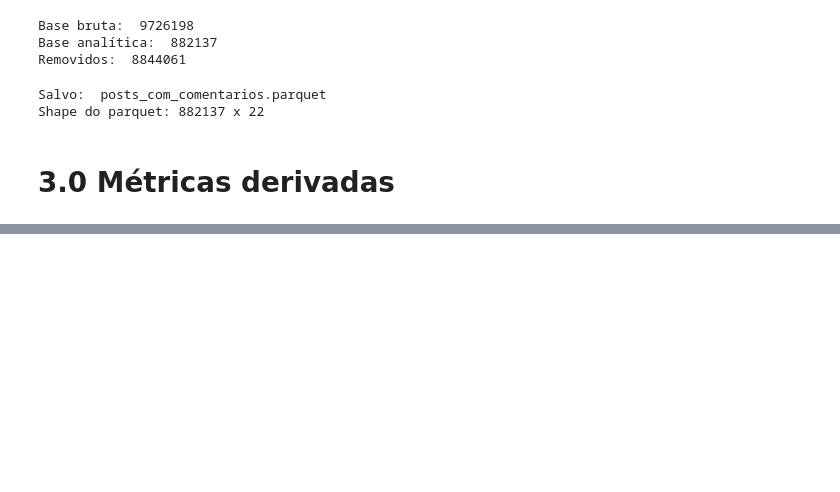
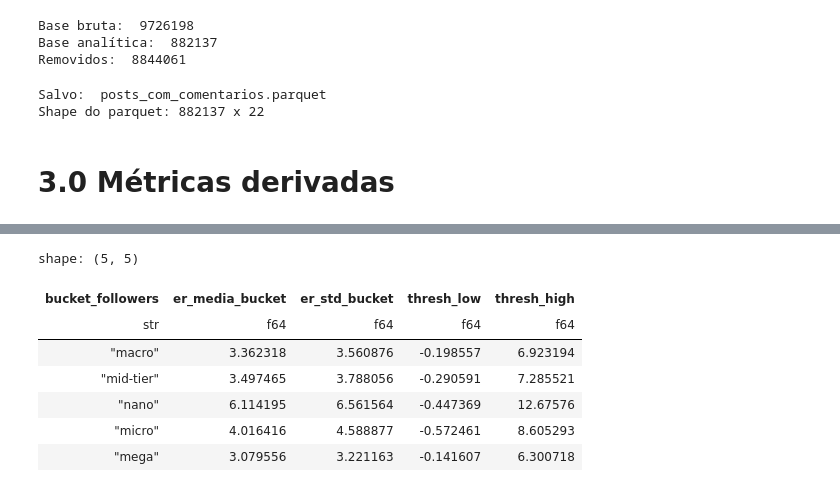
Before and after one commit to Davi-SC/influencers_kim, a Jupyter notebook: processamento_posts.ipynb, the cells around one changed output, grey strips where cells are left out. Cells and saved outputs as stored; diff of their text form; code cells hidden in the pictures; blank space fills up the shorter version.

```diff
--- a/processamento_posts.ipynb
+++ b/processamento_posts.ipynb
@@ -1460,0 +503,14 @@ Salvo: influenciadores_cv.parquet — 32,335 influenciadores
+# %%
+q25 = df["er_classico"].quantile(0.25)
+q50 = df["er_classico"].quantile(0.50)
+q75 = df["er_classico"].quantile(0.75)
+
+df = df.with_columns(
+    pl.when(pl.col("er_classico") <= q25).then(pl.lit("Q1"))
+    .when(pl.col("er_classico") <= q50)  .then(pl.lit("Q2"))
+    .when(pl.col("er_classico") <= q75)  .then(pl.lit("Q3"))
+    .otherwise(pl.lit("Q4"))
+    .alias("er_bucket_percentil")
+)
+
+print(f"Quartis - Q1: ≤{q25:.4f}  Q2: ≤{q50:.4f}  Q3: ≤{q75:.4f}  Q4: >{q75:.4f}")
@@ -1460,0 +546,24 @@ Salvo: influenciadores_cv.parquet — 32,335 influenciadores
+# %%
+# Calcular média e desvio-padrão de er_classico por bucket_followers
+thresholds = (
+    df.filter(pl.col("er_classico") > 0)
+    .group_by("bucket_followers")
+    .agg([
+        pl.col("er_classico").mean().alias("er_media_bucket"),
+        pl.col("er_classico").std().alias("er_std_bucket"),
+    ])
+    .with_columns([
+        (pl.col("er_media_bucket") - pl.col("er_std_bucket")).alias("thresh_low"),
+        (pl.col("er_media_bucket") + pl.col("er_std_bucket")).alias("thresh_high"),
+    ])
+)
+thresholds
+# %% [output]
+shape: (5, 5)
+| bucket_followers | er_media_bucket | er_std_bucket | thresh_low | thresh_high |
+| str | f64 | f64 | f64 | f64 |
+| "macro" | 3.362318 | 3.560876 | -0.198557 | 6.923194 |
+| "mid-tier" | 3.497465 | 3.788056 | -0.290591 | 7.285521 |
+| "nano" | 6.114195 | 6.561564 | -0.447369 | 12.67576 |
+| "micro" | 4.016416 | 4.588877 | -0.572461 | 8.605293 |
+| "mega" | 3.079556 | 3.221163 | -0.141607 | 6.300718 |
```
Also changed, not shown: parts of 125 cells of this notebook.
